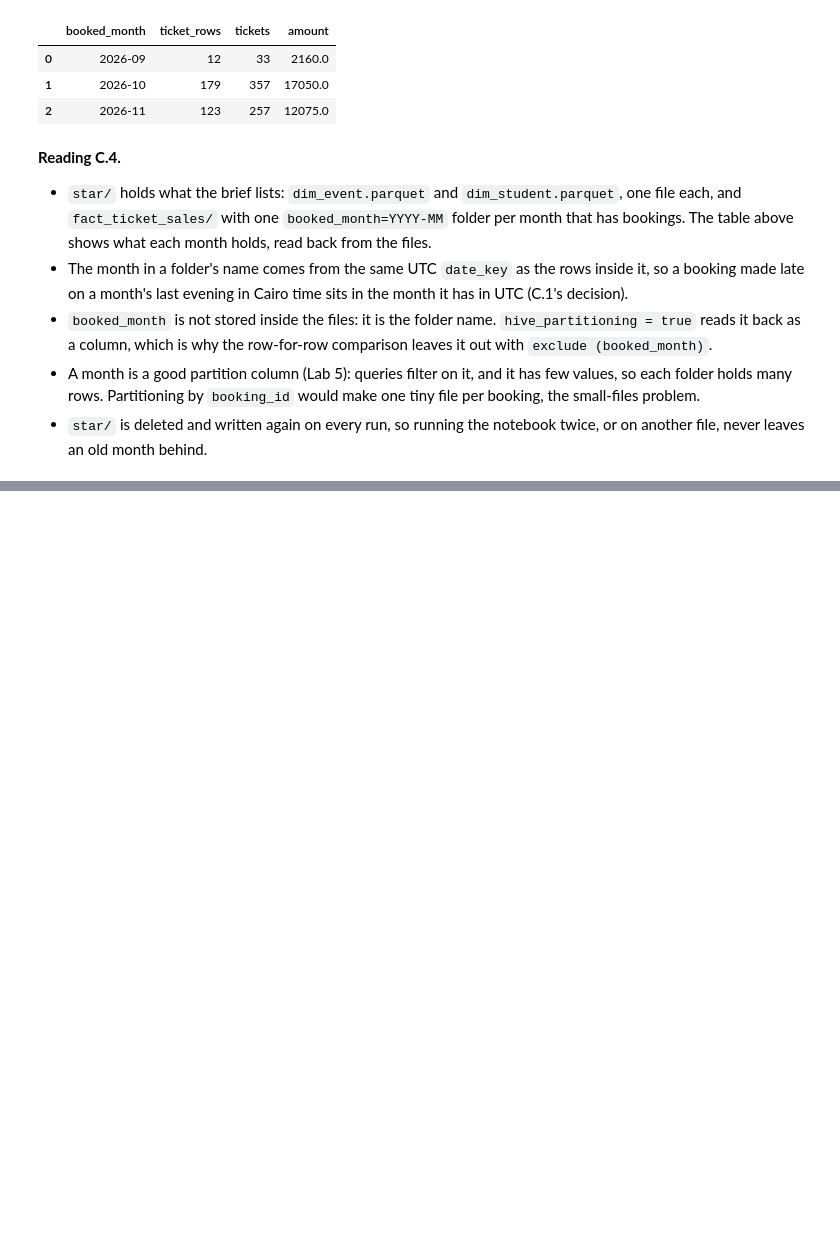
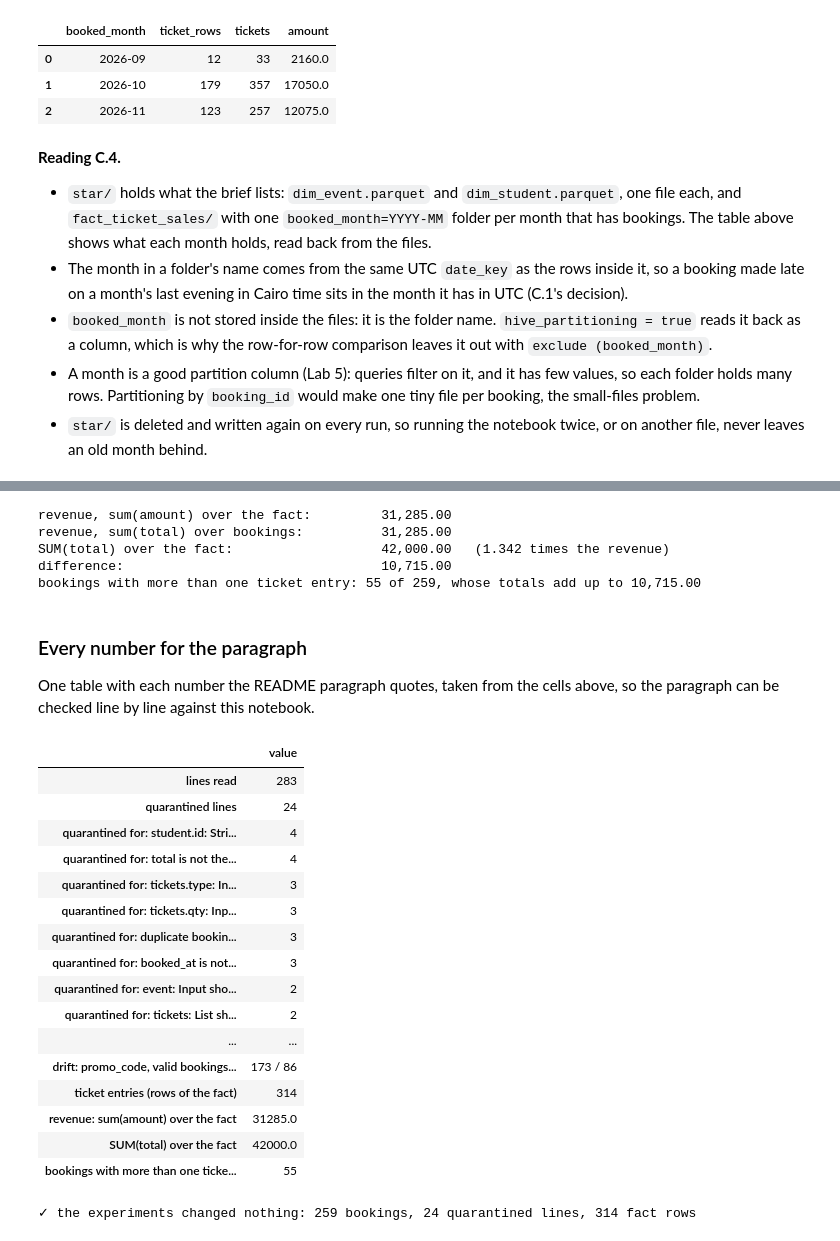
Before and after one commit to DanEhab/daniel-ehab_58-3825_MET-02_task2, a Jupyter notebook: task2.ipynb, the cells around one changed output, grey strips where cells are left out. Saved outputs shown, nothing was run; the diff lists cells and outputs as text; code cells hidden in the pictures; blank space fills up the shorter version.

```diff
--- a/task2.ipynb
+++ b/task2.ipynb
@@ -1415,0 +1522,73 @@ con.sql(f"select booked_month, count(*) as ticket_rows, sum(qty)::bigint as tick
+# %%
+true_revenue = one("select sum(amount) from fact_ticket_sales")
+sum_total_over_fact = one("select sum(b.total) from fact_ticket_sales f join bookings b on b.booking_id = f.booking_id")
+entries_per_booking = booking_tickets.groupby("booking_id").size().rename("entries")
+per_booking = bookings.set_index("booking_id")[["total"]].join(entries_per_booking)
+several_entries = per_booking[per_booking["entries"] > 1]
+counted_again = ((several_entries["entries"] - 1) * several_entries["total"]).sum()
+
+assert abs((sum_total_over_fact - true_revenue) - counted_again) < 0.005, "the gap is the multi-entry bookings counted again"
+print(f"revenue, sum(amount) over the fact:      {true_revenue:>12,.2f}")
+print(f"revenue, sum(total) over bookings:       {one('select sum(total) from bookings'):>12,.2f}")
+print(f"SUM(total) over the fact:                {sum_total_over_fact:>12,.2f}   ({sum_total_over_fact / true_revenue:.3f} times the revenue)")
+print(f"difference:                              {sum_total_over_fact - true_revenue:>12,.2f}")
+print(f"bookings with more than one ticket entry: {len(several_entries)} of {len(bookings)},"
+      f" whose totals add up to {several_entries['total'].sum():,.2f}")
+# %% [output]
+revenue, sum(amount) over the fact:         31,285.00
+revenue, sum(total) over bookings:          31,285.00
+SUM(total) over the fact:                   42,000.00   (1.342 times the revenue)
+difference:                                 10,715.00
+bookings with more than one ticket entry: 55 of 259, whose totals add up to 10,715.00
+# %% [markdown]
+### Every number for the paragraph
+
+One table with each number the README paragraph quotes, taken from the cells above, so the paragraph can be checked line by line against this notebook.
+# %%
+facts = {
+    "lines read": len(lines),
+    "quarantined lines": len(all_quarantined),
+    **{f"  quarantined for: {reason}": n for reason, n in Counter(r for q in all_quarantined for r in q["reasons"]).most_common()},
+    "bookings left (passed)": len(valid),
+    "swapping the order of the checks changes a count here": not order_table["same?"].all(),
+}
+for item in when:
+    if item["documents"] == "valid bookings":
+        facts[f"drift: {item['field']}, first booking with it"] = item["first booking with it"]
+        facts[f"drift: {item['field']}, first booked_at with it (UTC)"] = item["first booked_at with it"]
+        facts[f"drift: {item['field']}, valid bookings with / without it"] = f"{item['with it']} / {item['without it']}"
+facts.update({
+    "ticket entries (rows of the fact)": rows["fact_ticket_sales"],
+    "revenue: sum(amount) over the fact": round(true_revenue, 2),
+    "SUM(total) over the fact": round(sum_total_over_fact, 2),
+    "bookings with more than one ticket entry": len(several_entries),
+})
+pd.Series(facts, name="value").to_frame()
+# %% [output]
+|  | value |
+| lines read | 283 |
+| quarantined lines | 24 |
+| quarantined for: student.id: Stri... | 4 |
+| quarantined for: total is not the... | 4 |
+| quarantined for: tickets.type: In... | 3 |
+| quarantined for: tickets.qty: Inp... | 3 |
+| quarantined for: duplicate bookin... | 3 |
+| quarantined for: booked_at is not... | 3 |
+| quarantined for: event: Input sho... | 2 |
+| quarantined for: tickets: List sh... | 2 |
+| ... | ... |
+| drift: promo_code, valid bookings... | 173 / 86 |
+| ticket entries (rows of the fact) | 314 |
+| revenue: sum(amount) over the fact | 31285.0 |
+| SUM(total) over the fact | 42000.0 |
+| bookings with more than one ticke... | 55 |
+# %%
+# ✓ check: the experiments ran on copies; the pipeline's results are as A.4 and C.2 left them
+assert len(lines) == len(valid) + len(all_quarantined)
+assert len(bookings) == len(valid) and len(booking_tickets) == rows["fact_ticket_sales"]
+assert one("select count(*) from fact_ticket_sales") == rows["fact_ticket_sales"]
+assert abs(one("select sum(amount) from fact_ticket_sales") - one("select sum(total) from bookings")) < 0.005
+print("✓ the experiments changed nothing:", len(valid), "bookings,", len(all_quarantined), "quarantined lines,",
+      rows["fact_ticket_sales"], "fact rows")
+# %% [output]
+✓ the experiments changed nothing: 259 bookings, 24 quarantined lines, 314 fact rows
```
Also changed, not shown: parts of 7 cells of this notebook.
